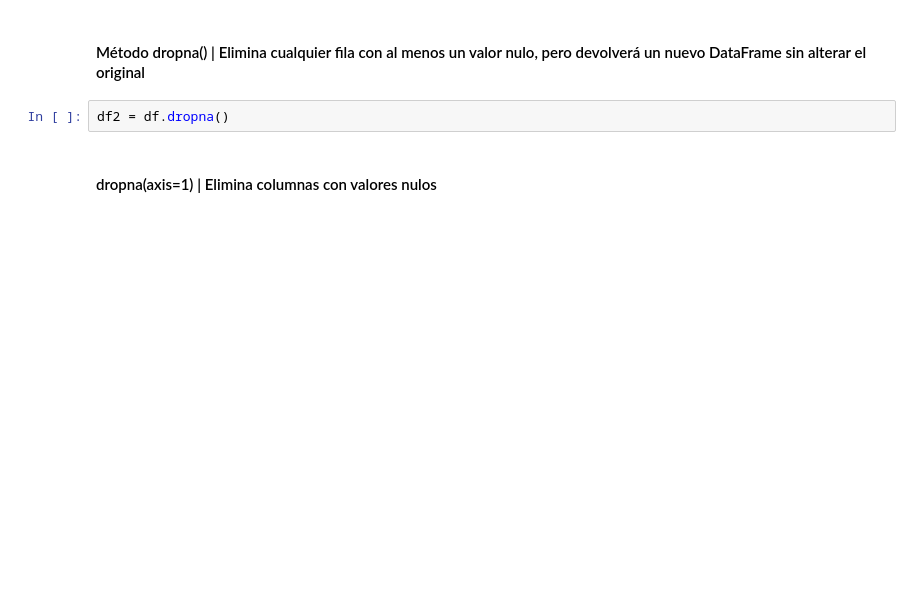
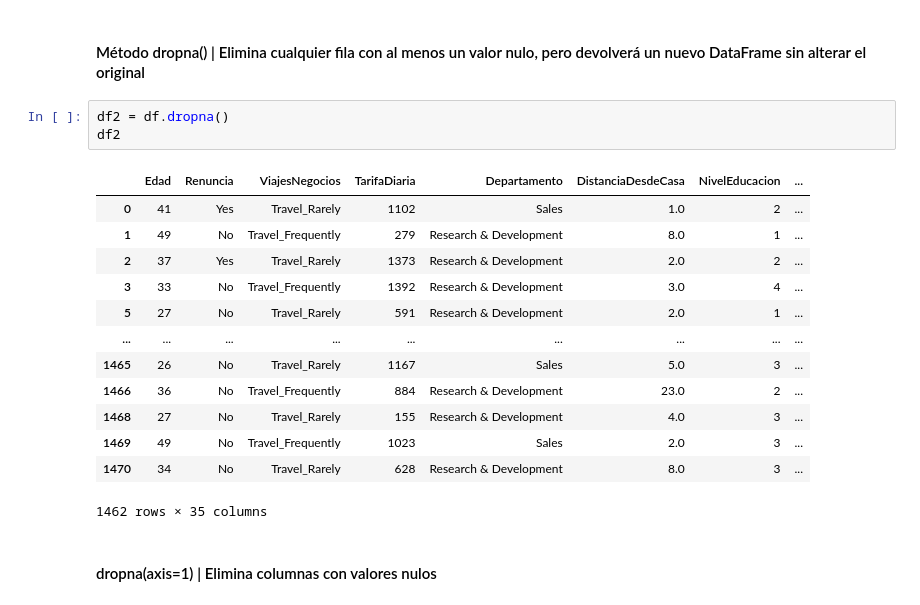
Before and after one commit to HugoX2003/labingdatos_jupyter, a Jupyter notebook: jupyter/Semana06_lab.ipynb, the cells around one changed output. Saved outputs shown, nothing was run; the diff lists cells and outputs as text; blank space fills up the shorter version.

```diff
--- a/jupyter/Semana06_lab.ipynb
+++ b/jupyter/Semana06_lab.ipynb
@@ -12,6 +104,21 @@ df.isnull().sum()
 #### Método dropna() | Elimina cualquier fila con al menos un valor nulo, pero devolverá un nuevo DataFrame sin alterar el original
 # %%
 df2 = df.dropna()
+df2
+# %% [output]
+|  | Edad | Renuncia | ViajesNegocios | TarifaDiaria | Departamento | DistanciaDesdeCasa | NivelEducacion | ... |
+| 0 | 41 | Yes | Travel_Rarely | 1102 | Sales | 1.0 | 2 | ... |
+| 1 | 49 | No | Travel_Frequently | 279 | Research & Development | 8.0 | 1 | ... |
+| 2 | 37 | Yes | Travel_Rarely | 1373 | Research & Development | 2.0 | 2 | ... |
+| 3 | 33 | No | Travel_Frequently | 1392 | Research & Development | 3.0 | 4 | ... |
+| 5 | 27 | No | Travel_Rarely | 591 | Research & Development | 2.0 | 1 | ... |
+| ... | ... | ... | ... | ... | ... | ... | ... | ... |
+| 1465 | 26 | No | Travel_Rarely | 1167 | Sales | 5.0 | 3 | ... |
+| 1466 | 36 | No | Travel_Frequently | 884 | Research & Development | 23.0 | 2 | ... |
+| 1468 | 27 | No | Travel_Rarely | 155 | Research & Development | 4.0 | 3 | ... |
+| 1469 | 49 | No | Travel_Frequently | 1023 | Sales | 2.0 | 3 | ... |
+| 1470 | 34 | No | Travel_Rarely | 628 | Research & Development | 8.0 | 3 | ... |
+1462 rows × 35 columns
 # %% [markdown]
 #### dropna(axis=1) | Elimina columnas con valores nulos
 # %%
```
Also changed, not shown: parts of 42 cells of this notebook, 1 other file.
